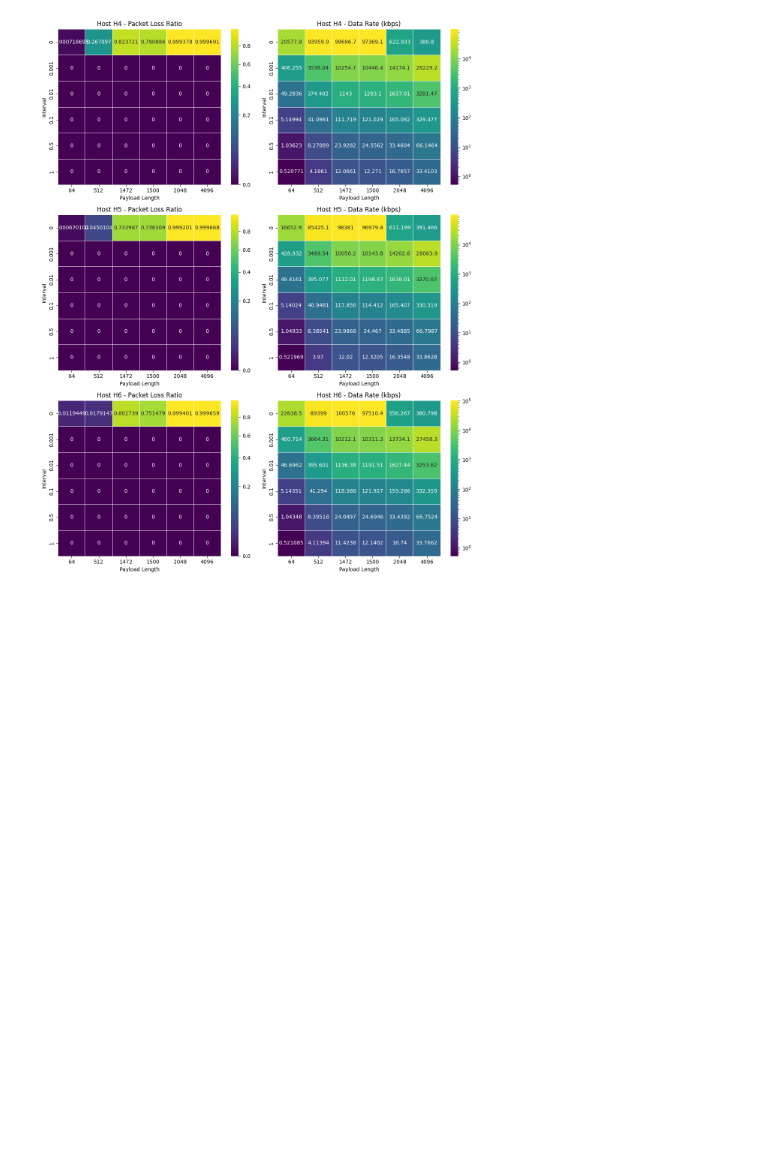
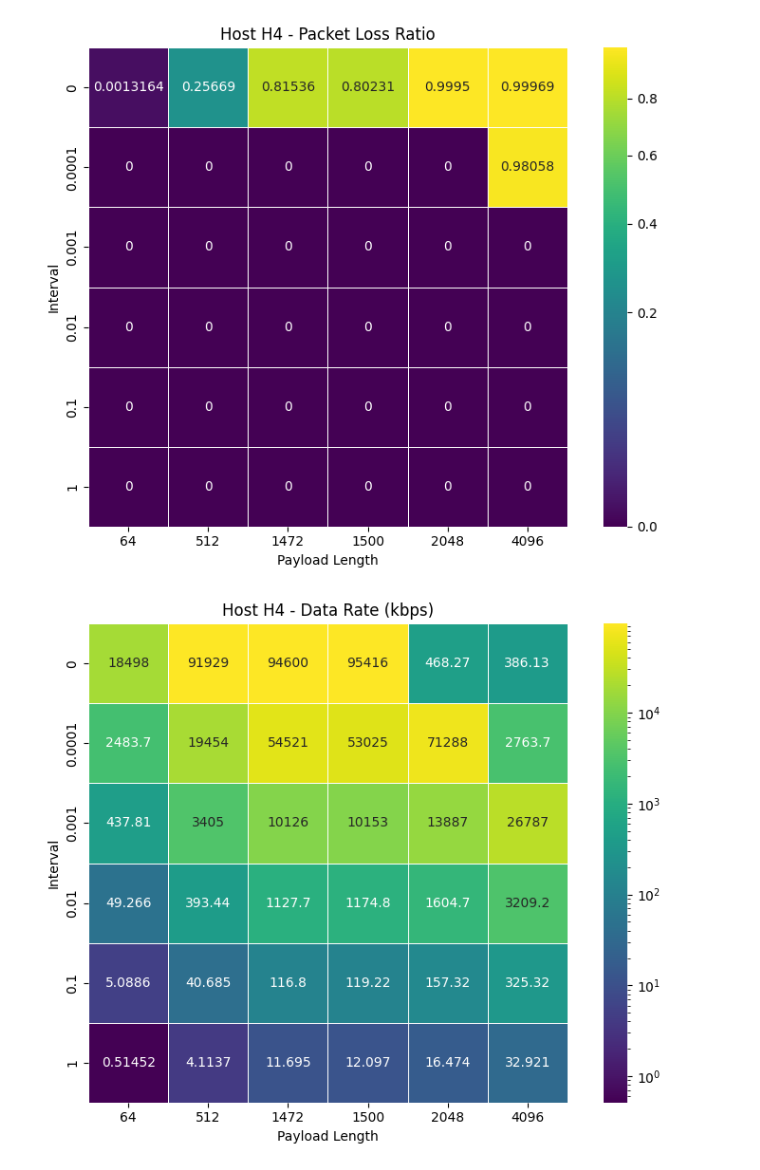
Before and after one commit to samMM-cs/progetto_reti, a Jupyter notebook: stats.ipynb, the cells around one changed output. Saved outputs shown, nothing was run; the diff lists cells and outputs as text; code cells hidden in the pictures; blank space fills up the shorter version.

```diff
--- a/stats.ipynb
+++ b/stats.ipynb
@@ -1,6 +1,6 @@
 # %%
 from json import load
-with open("useful2.json") as f:
+with open("useful_6x6_1mb.json") as f:
   full_log = load(f)
 # %%
 hosts = list(full_log.keys())
@@ -31,47 +30,41 @@ import pandas as pd
 heatmaps_data = dict()
 diff_metrics = ["sent_loss_ratio", "data_rate"]
 for host in hosts:
   heatmaps_data[host] = dict()
   for metric in diff_metrics:
-    # Prepare data for DataFrame
     data_for_df = []
     for interval in intervals:
       row_data = []
       for length in lengths:
         row_data.append(differences[host][interval][length][metric])
       data_for_df.append(row_data)
 
-    # Create DataFrame
     df = pd.DataFrame(data_for_df, index=intervals, columns=lengths)
     heatmaps_data[host][metric] = df
 
-for metric in diff_metrics:
-  heatmaps_data["Average"][metric] = (heatmaps_data["H4"][metric] + heatmaps_data["H5"][metric] + heatmaps_data["H6"][metric]) / 3
+heatmaps_data["Average"] = dict()
+heatmaps_data["Average"]["sent_loss_ratio"] = (heatmaps_data["H4"]["sent_loss_ratio"] + heatmaps_data["H5"]["sent_loss_ratio"] + heatmaps_data["H6"]["sent_loss_ratio"]) / 3
+heatmaps_data["Average"]["data_rate"] = (heatmaps_data["H4"]["data_rate"] + heatmaps_data["H5"]["data_rate"] + heatmaps_data["H6"]["data_rate"]) / 3
 
 num_hosts = len(hosts) + 1
 num_diff_metrics = len(diff_metrics)
 
-fig, axes = plt.subplots(num_hosts, num_diff_metrics, figsize=(num_diff_metrics * 6, num_hosts * 5))
-axes = axes.flatten()  # Flatten the 2D array of axes for easier iteration
-
-plot_idx = 0
-for host in hosts:
+for host in hosts + ["Average"]:
   for metric in diff_metrics:
     df_to_plot = heatmaps_data[host][metric]
-
-    ax = axes[plot_idx]
+    fig, ax = plt.subplots(figsize=(8, 6))
     if "rate" in metric:
       norm = LogNorm()
     else:
       norm = PowerNorm(gamma=.5)
-    sns.heatmap(df_to_plot, annot=True, fmt=".6g", cmap='viridis', linewidths=.5, ax=ax, norm=norm)
+    sns.heatmap(df_to_plot, annot=True, fmt=".5g", cmap='viridis', linewidths=.5, ax=ax, norm=norm, square=True)
     title = f'Host {host} - {metric.replace("sent", "packet").replace("_", " ").title().replace("Rate", "Rate (kbps)")}'
     ax.set_title(title)
     ax.set_xlabel('Payload Length')
     ax.set_ylabel('Interval')
-    plot_idx += 1
-
-plt.tight_layout()
-plt.show()
+    plt.tight_layout()
+    plt.savefig(f"imgs/plot_{host}_{metric}.png")
+    plt.show()
 # %% [output]
-[figure, old version]
+[figure, new version]
+[figure, added]
```
Also changed, not shown: parts of 2 cells of this notebook, 7 other files.
